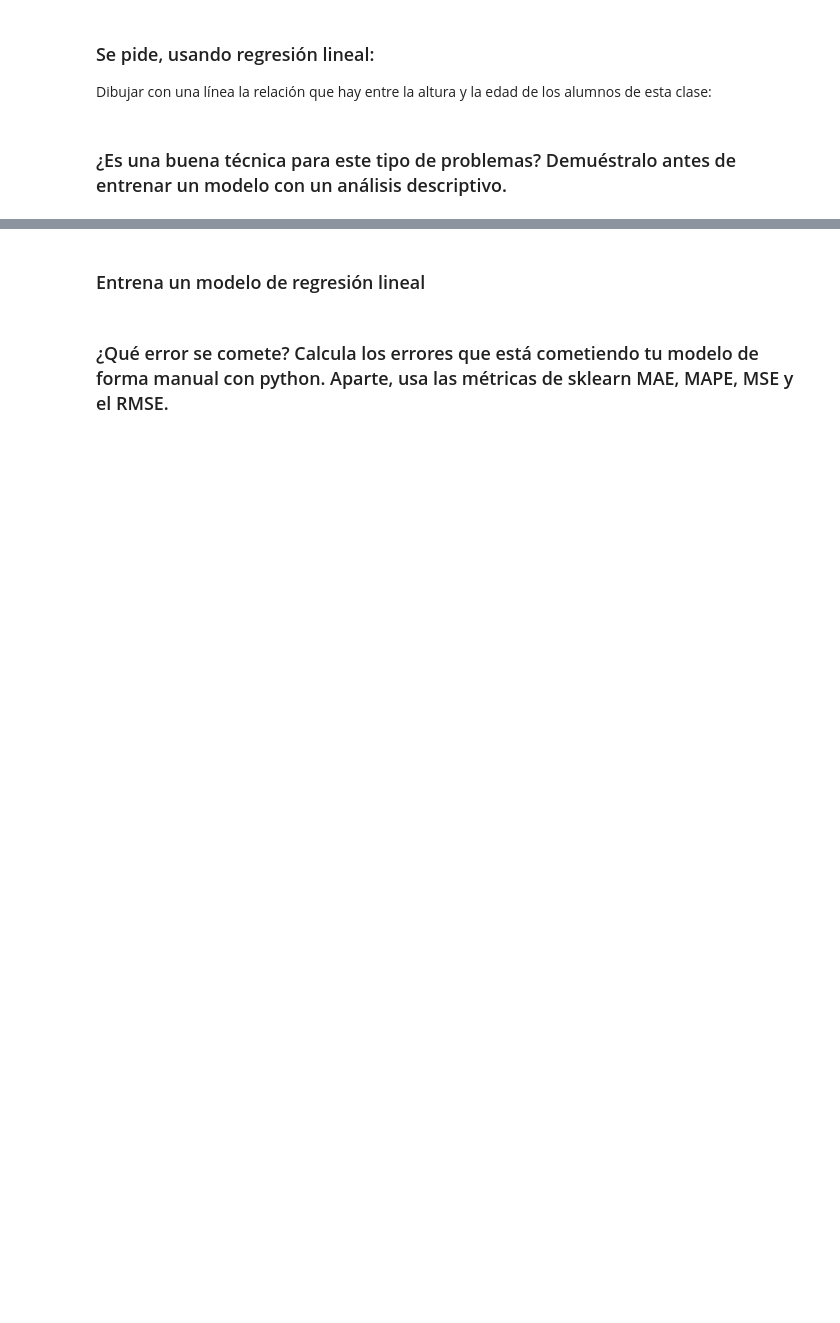
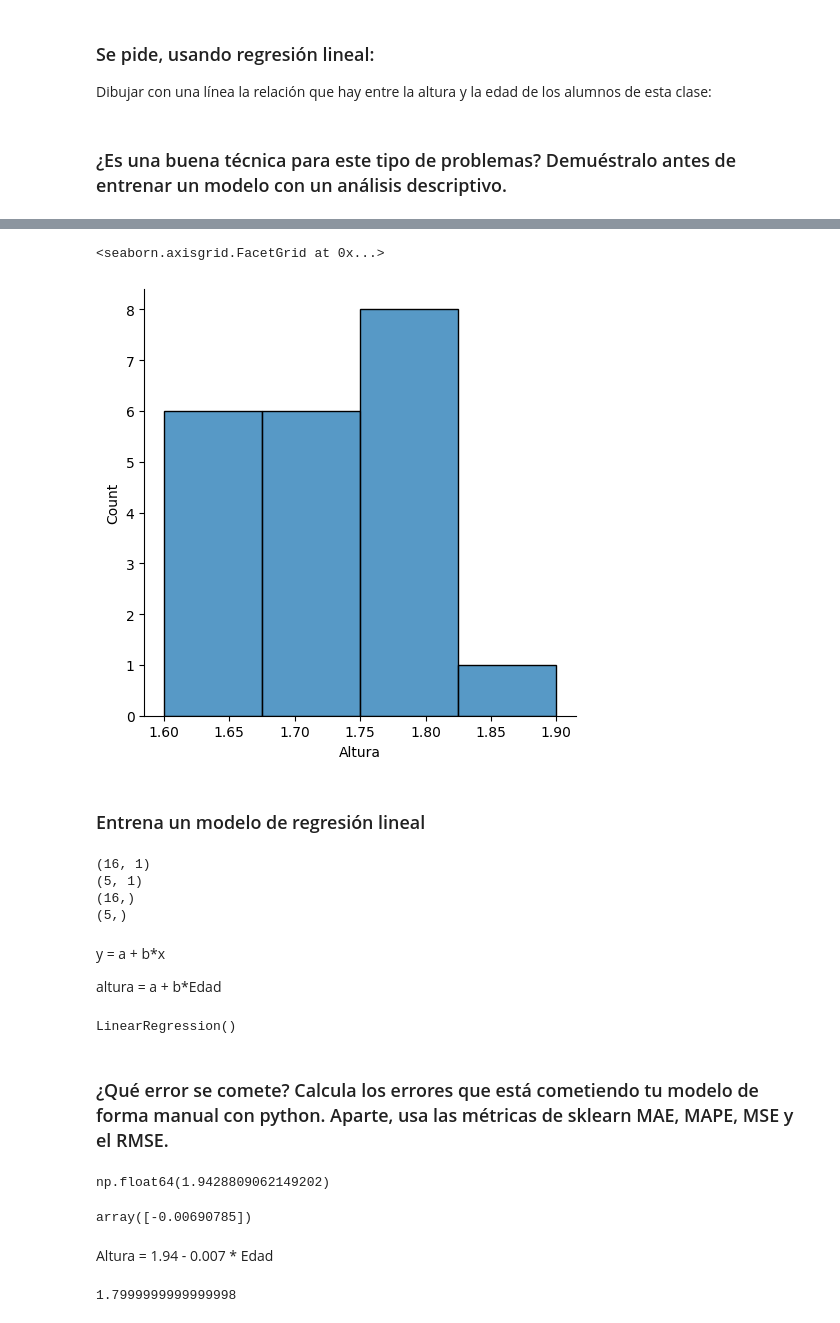
Before and after one commit to GeraFabiKu/2026-10-BILBAO-FT-Data-Science, a Jupyter notebook: 3-Machine_Learning/1-Supervisado/1-Regression/1-Linear_Regression/ejercicios/1 Height.ipynb, the cells around one changed output, grey strips where cells are left out. Drawn from its saved outputs; the diff is of its cells as text; code cells hidden in the pictures; blank space fills up the shorter version.

```diff
--- a/3-Machine_Learning/1-Supervisado/1-Regression/1-Linear_Regression/ejercicios/1 Height.ipynb
+++ b/3-Machine_Learning/1-Supervisado/1-Regression/1-Linear_Regression/ejercicios/1 Height.ipynb
@@ -33,3 +94,8 @@ lista_alumnos = [("Leonardo S", 24, 1.82),
+# %%
+sns.displot(df['Altura'],bins=4)
+# %% [output]
+<seaborn.axisgrid.FacetGrid at 0x...>
+[figure, added]
 # %% [markdown]
 ### Entrena un modelo de regresión lineal
 # %%
@@ -38,2 +109,37 @@ from sklearn.model_selection import train_test_split
+# %%
+print(X_train.shape)
+print(X_test.shape)
+print(y_train.shape)
+print(y_test.shape)
+# %% [output]
+(16, 1)
+(5, 1)
+(16,)
+(5,)
+# %% [markdown]
+y = a + b*x
+
+altura = a + b*Edad
+# %%
+lr = LinearRegression()
+
+lr.fit(X_train, y_train)
+# %% [output]
+LinearRegression()
 # %% [markdown]
 ### ¿Qué error se comete? Calcula los errores que está cometiendo tu modelo de forma manual con python. Aparte, usa las métricas de sklearn MAE, MAPE, MSE y el RMSE.
+# %%
+lr.intercept_
+# %% [output]
+np.float64(1.9428809062149202)
+# %%
+lr.coef_
+# %% [output]
+array([-0.00690785])
+# %% [markdown]
+Altura = 1.94 - 0.007 * Edad
+# %%
+altura = 1.94 - 0.007 * 20
+altura
+# %% [output]
+1.7999999999999998
```
Also changed, not shown: parts of 16 cells of this notebook, 1 other file.
